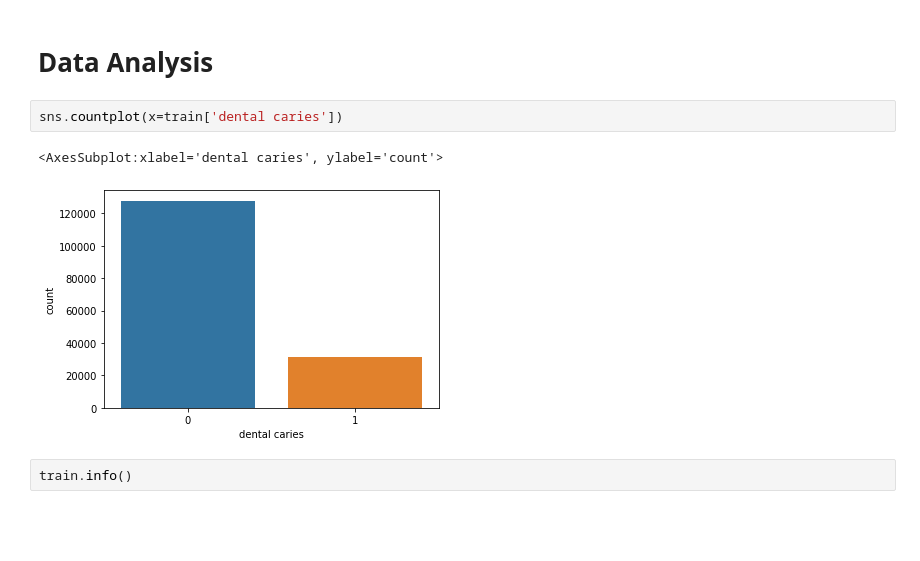
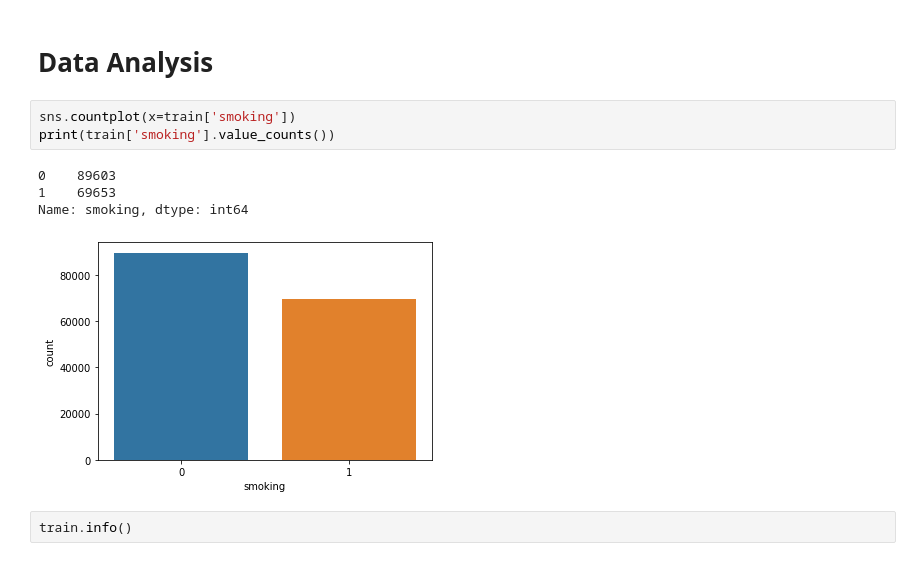
Before and after one commit to Mounice97/Portfolio, a Jupyter notebook: Competition_Binary_Smoker_Status/competition-binary-smoker_status.ipynb, the cells around one changed output. Saved outputs shown, nothing was run; the diff lists cells and outputs as text; blank space fills up the shorter version.

```diff
--- a/Competition_Binary_Smoker_Status/competition-binary-smoker_status.ipynb
+++ b/Competition_Binary_Smoker_Status/competition-binary-smoker_status.ipynb
@@ -58,10 +58,13 @@ Index(['age', 'height(cm)', 'weight(kg)', 'waist(cm)', 'eyesight(left)',
 # %% [markdown]
 # Data Analysis #
 # %%
-sns.countplot(x=train['dental caries'])
+sns.countplot(x=train['smoking'])
+print(train['smoking'].value_counts())
 # %% [output]
-<AxesSubplot:xlabel='dental caries', ylabel='count'>
+0    89603
+1    69653
+Name: smoking, dtype: int64
-[figure, old version]
+[figure, new version]
 # %%
 train.info()
 # %% [output]
```
Also changed, not shown: parts of 24 cells of this notebook, 3 other files.
